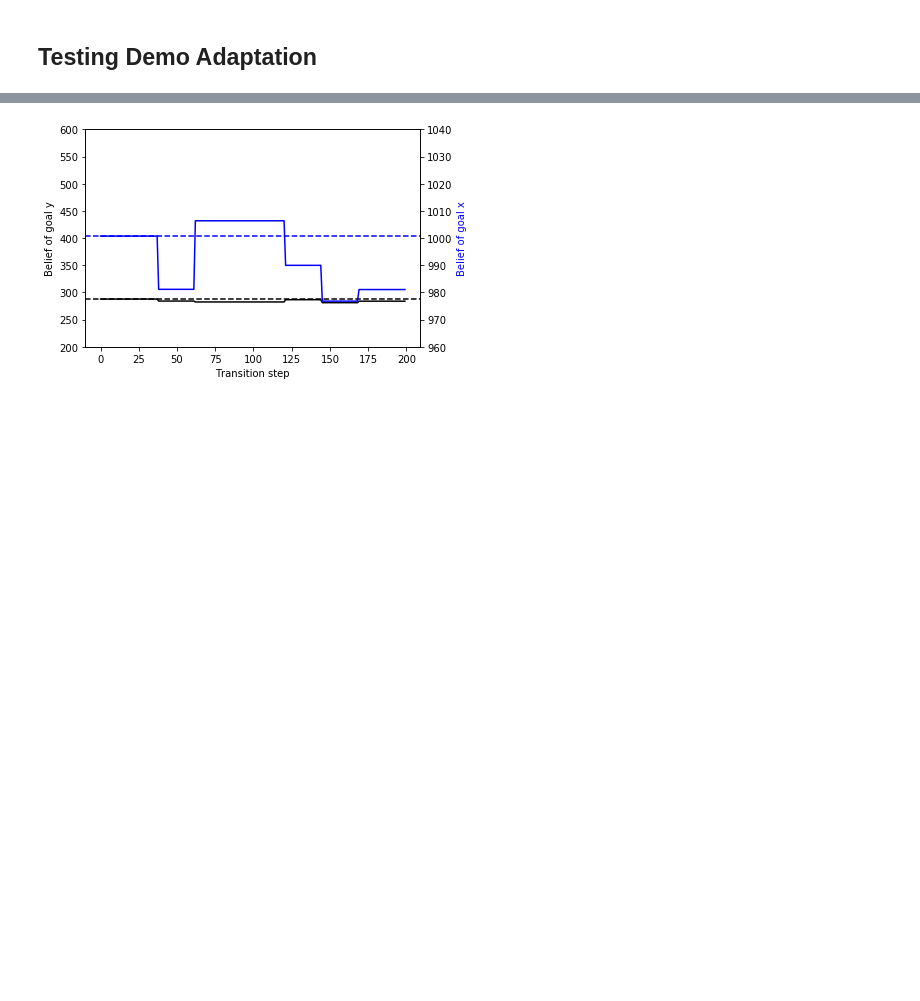
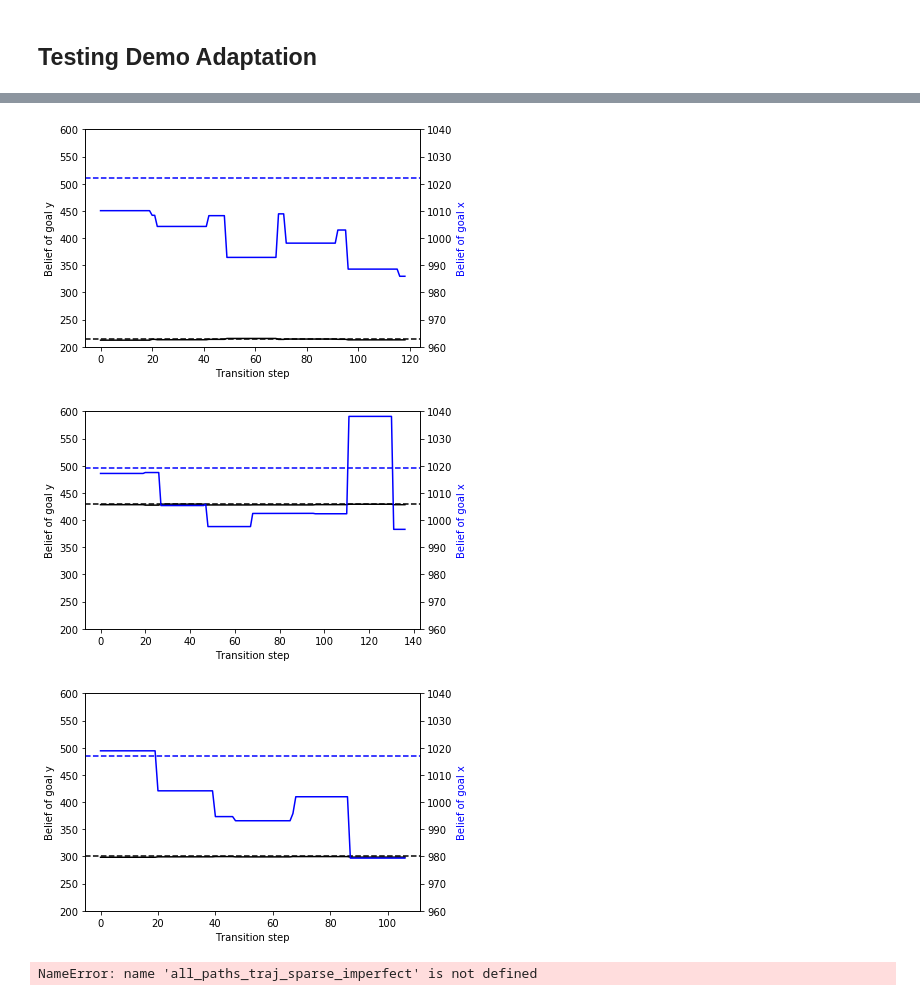
Before and after one commit to alvaroprat97/MetaRobot, a Jupyter notebook: testing.ipynb, the cells around one changed output, grey strips where cells are left out. Drawn from its saved outputs; the diff is of its cells as text; code cells hidden in the pictures; blank space fills up the shorter version.

```diff
--- a/testing.ipynb
+++ b/testing.ipynb
@@ -779,4 +716,18 @@ plot_trajectories(all_paths = all_paths_traj_sparse, num_trajs = 5)
-# %%
-belief_plot(all_paths_traj_sparse[9])
-# %% [output]
-[figure, removed]
+# %%
+belief_plot(all_paths_traj_sparse_xplor[0])
+plt.figure()
+belief_plot(all_paths_traj_sparse_xplor[1])
+plt.figure()
+belief_plot(all_paths_traj_sparse_xplor[2])
+# %% [output]
+[figure, added]
+[figure, added]
+[figure, added]
+# %%
+belief_plot(all_paths_traj_sparse_imperfect[6])
+plt.figure()
+belief_plot(all_paths_traj_sparse_imperfect[5])
+plt.figure()
+belief_plot(all_paths_traj_sparse_imperfect[3])
+# %% [output]
+NameError: name 'all_paths_traj_sparse_imperfect' is not defined
```
Also changed, not shown: parts of 32 cells of this notebook, 10 other files.
